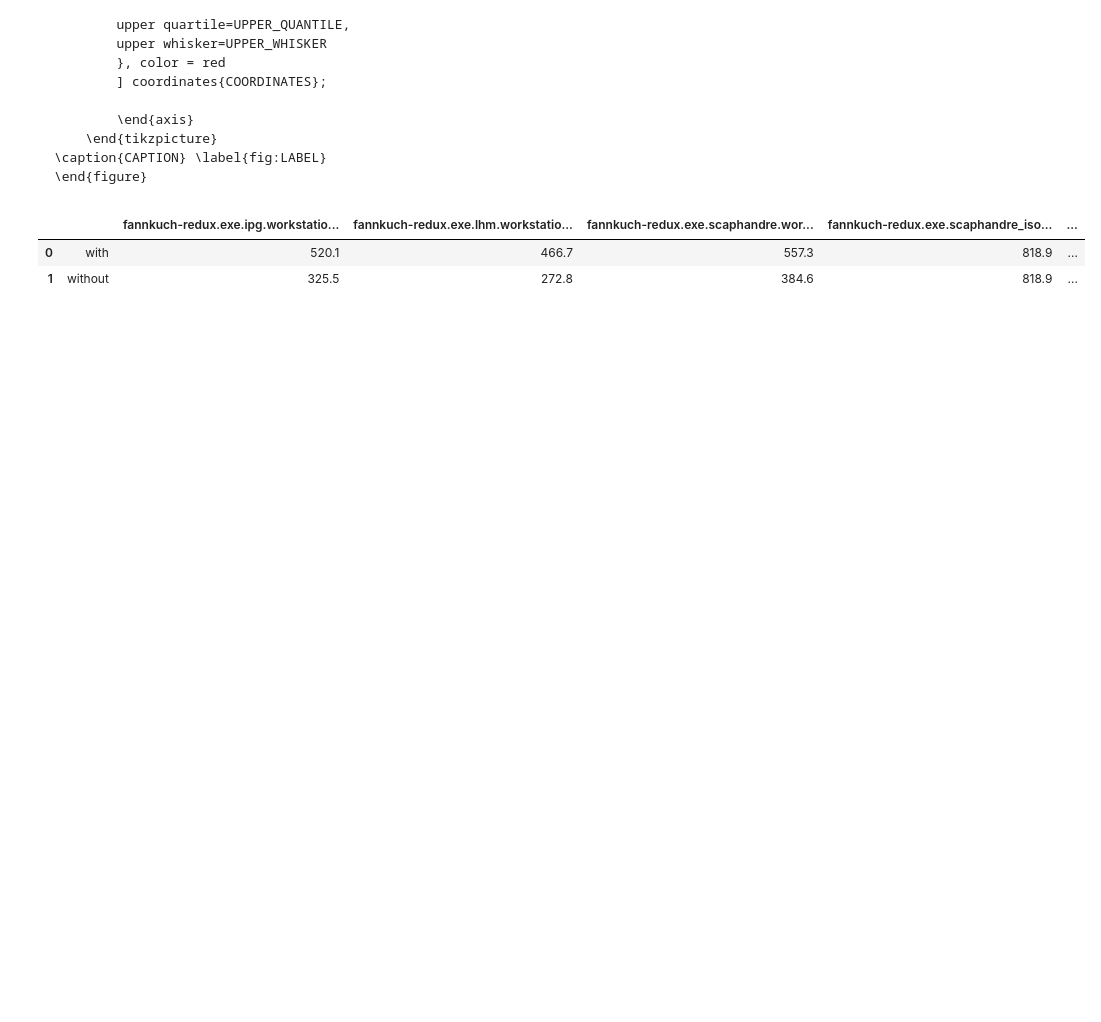
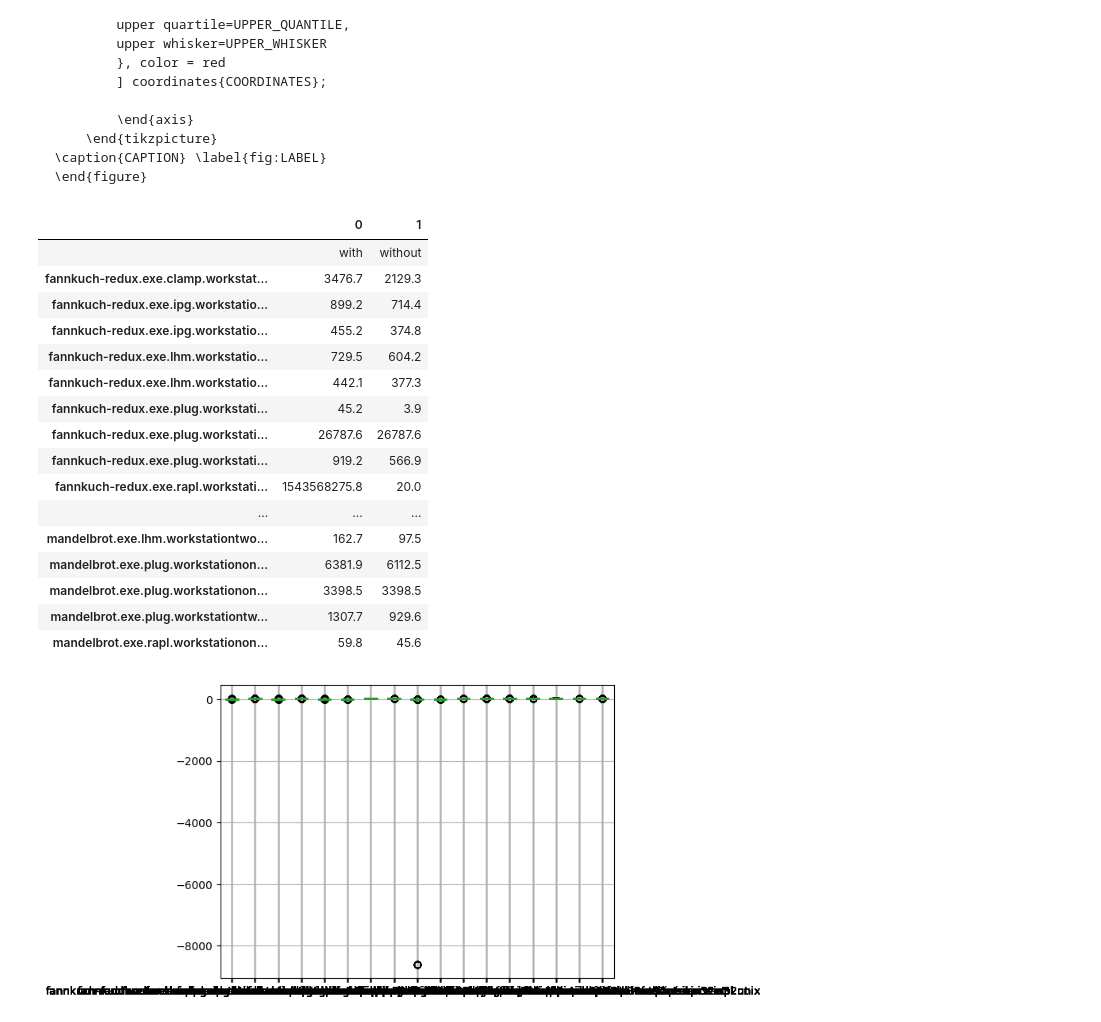
Before and after one commit to KuskIV/BDEnergy, a Jupyter notebook: analytics/result-analysis.ipynb, the cells around one changed output. Drawn from its saved outputs; the diff is of its cells as text; code cells hidden in the pictures; blank space fills up the shorter version.

```diff
--- a/analytics/result-analysis.ipynb
+++ b/analytics/result-analysis.ipynb
@@ -310,3 +324,28 @@ if get_timeseries:
+# %%
+def get_rapl_column(df, column):
+    last_rapl_value = 0
+    rapl_values = []
+
+    for _, rapl_row in df.iterrows():
+        loaded_value = json.loads(rapl_row["AdditionalMetadata"])[column]
+        rapl_value = loaded_value - last_rapl_value
+        last_rapl_value = loaded_value
+        rapl_values.append(rapl_value)
+
+    return rapl_values
+# %%
+for key in time_series.keys():
+    print(key)
+    for table in time_series[key]:
+        if "clamp" in key or "plug" in key:
+            table.plot(x="ElapsedTime", y="CpuEnergyInJoules", ylim=(0, 10))
+        if "ipg" in key:
+            table.plot(x="ElapsedTime", y="ProcessorPowerInWatt")
+        if "rapl" in key:
+            table['rapl_column'] = get_rapl_column(table, "total_core")
+            table.plot(x="ElapsedTime", y="rapl_column")
+
+        plot.show()
 # %%
 cpu_energy_results = {}
 dram_energy_results = {}
@@ -401,38 +441,50 @@ for k in dram_energy_results.keys():
 # %%
-for key in dram_energy_results.keys():
-    dram_energy_results[key] = pd.Series(dram_energy_results[key])
+def convert_to_series(df):
+    for key in df.keys():
+        df[key] = pd.Series(df[key])
+    return df
 # %%
 if get_measurements:
     ## Energy consumption for the entire test case
 
+    dram_energy_results = convert_to_series(dram_energy_results)
     dram_df = pd.DataFrame(dram_energy_results)
     dram_df =dram_df.reindex(columns=sorted(dram_df.columns))
 
+    cpu_energy_results = convert_to_series(cpu_energy_results)
     cpu_df = pd.DataFrame(cpu_energy_results)
     cpu_df = cpu_df.reindex(columns=sorted(cpu_df.columns))
 
+    gpu_energy_results = convert_to_series(gpu_energy_results)
     gpu_df = pd.DataFrame(gpu_energy_results)
     gpu_df = gpu_df.reindex(columns=sorted(gpu_df.columns))
 
+    duration_results = convert_to_series(duration_results)
     duration_df = pd.DataFrame(duration_results)
     duration_df = duration_df.reindex(columns=sorted(duration_df.columns))
 
     ## Dynamic energy data frames
+    dram_dynamic_energy_consumption = convert_to_series(dram_dynamic_energy_consumption)
     dram_dynamic_df = pd.DataFrame(dram_dynamic_energy_consumption)
     dram_dynamic_df = dram_dynamic_df.reindex(columns=sorted(duration_df.columns))
 
+    cpu_dynamic_energy_consumption = convert_to_series(cpu_dynamic_energy_consumption)
     cpu_dynamic_df = pd.DataFrame(cpu_dynamic_energy_consumption)
     cpu_dynamic_df = cpu_dynamic_df.reindex(columns=sorted(cpu_dynamic_df.columns))
 
+    gpu_dynamic_energy_consumption = convert_to_series(gpu_dynamic_energy_consumption)
     gpu_dynamic_df = pd.DataFrame(gpu_dynamic_energy_consumption)
     gpu_dynamic_df = gpu_dynamic_df.reindex(columns=sorted(gpu_dynamic_df.columns))
 
+    idle_cpu_consumption_results = convert_to_series(idle_cpu_consumption_results)
     idle_cpu_df = pd.DataFrame(idle_cpu_consumption_results)
     idle_cpu_df = idle_cpu_df.reindex(columns=sorted(idle_cpu_df.columns))
 
+    temperature_begin = convert_to_series(temperature_begin)
     temperature_begin_df = pd.DataFrame(temperature_begin)
     temperature_begin_df = temperature_begin_df.reindex(columns=sorted(temperature_begin_df.columns))
 
+    temperature_end = convert_to_series(temperature_end)
     temperature_end_df = pd.DataFrame(temperature_end)
     temperature_end_df = temperature_end_df.reindex(columns=sorted(temperature_end_df.columns))
 # %%
@@ -696,32 +787,47 @@ generating plots is disabled
 # %%
 cochrans_data = {
     "" : ["with", "without"]
 }
 
 if get_measurements:
     Z = 1.96
     E = 0.03
 
     # Z = 2.58
     # E = 0.01
 
     include_outliers = False
 
     used_df = cpu_dynamic_df
 
     for column in used_df.columns:
         used_df_without_outlisers = math_util.exclude_outliers(used_df, column)
 
         values = used_df_without_outlisers
         n_zero_without = math_util.get_cochran(values, Z, E)
 
         values = list(used_df[column])
         n_zero = math_util.get_cochran(values, Z, E)
 
         cochrans_data[column] = [round(n_zero, 1), round(n_zero_without, 1)]
 
-pd.DataFrame(cochrans_data)
+pd.DataFrame(cochrans_data).T
 # %% [output]
-|  |  | fannkuch-redux.exe.ipg.workstatio... | fannkuch-redux.exe.lhm.workstatio... | fannkuch-redux.exe.scaphandre.wor... | fannkuch-redux.exe.scaphandre_iso... | ... |
-| 0 | with | 520.1 | 466.7 | 557.3 | 818.9 | ... |
-| 1 | without | 325.5 | 272.8 | 384.6 | 818.9 | ... |
+|  | 0 | 1 |
+|  | with | without |
+| fannkuch-redux.exe.clamp.workstat... | 3476.7 | 2129.3 |
+| fannkuch-redux.exe.ipg.workstatio... | 899.2 | 714.4 |
+| fannkuch-redux.exe.ipg.workstatio... | 455.2 | 374.8 |
+| fannkuch-redux.exe.lhm.workstatio... | 729.5 | 604.2 |
+| fannkuch-redux.exe.lhm.workstatio... | 442.1 | 377.3 |
+| fannkuch-redux.exe.plug.workstati... | 45.2 | 3.9 |
+| fannkuch-redux.exe.plug.workstati... | 26787.6 | 26787.6 |
+| fannkuch-redux.exe.plug.workstati... | 919.2 | 566.9 |
+| fannkuch-redux.exe.rapl.workstati... | 1543568275.8 | 20.0 |
+| ... | ... | ... |
+| mandelbrot.exe.lhm.workstationtwo... | 162.7 | 97.5 |
+| mandelbrot.exe.plug.workstationon... | 6381.9 | 6112.5 |
+| mandelbrot.exe.plug.workstationon... | 3398.5 | 3398.5 |
+| mandelbrot.exe.plug.workstationtw... | 1307.7 | 929.6 |
+| mandelbrot.exe.rapl.workstationon... | 59.8 | 45.6 |
+[figure, added]
```
Also changed, not shown: parts of 17 cells of this notebook, 31 other files.
